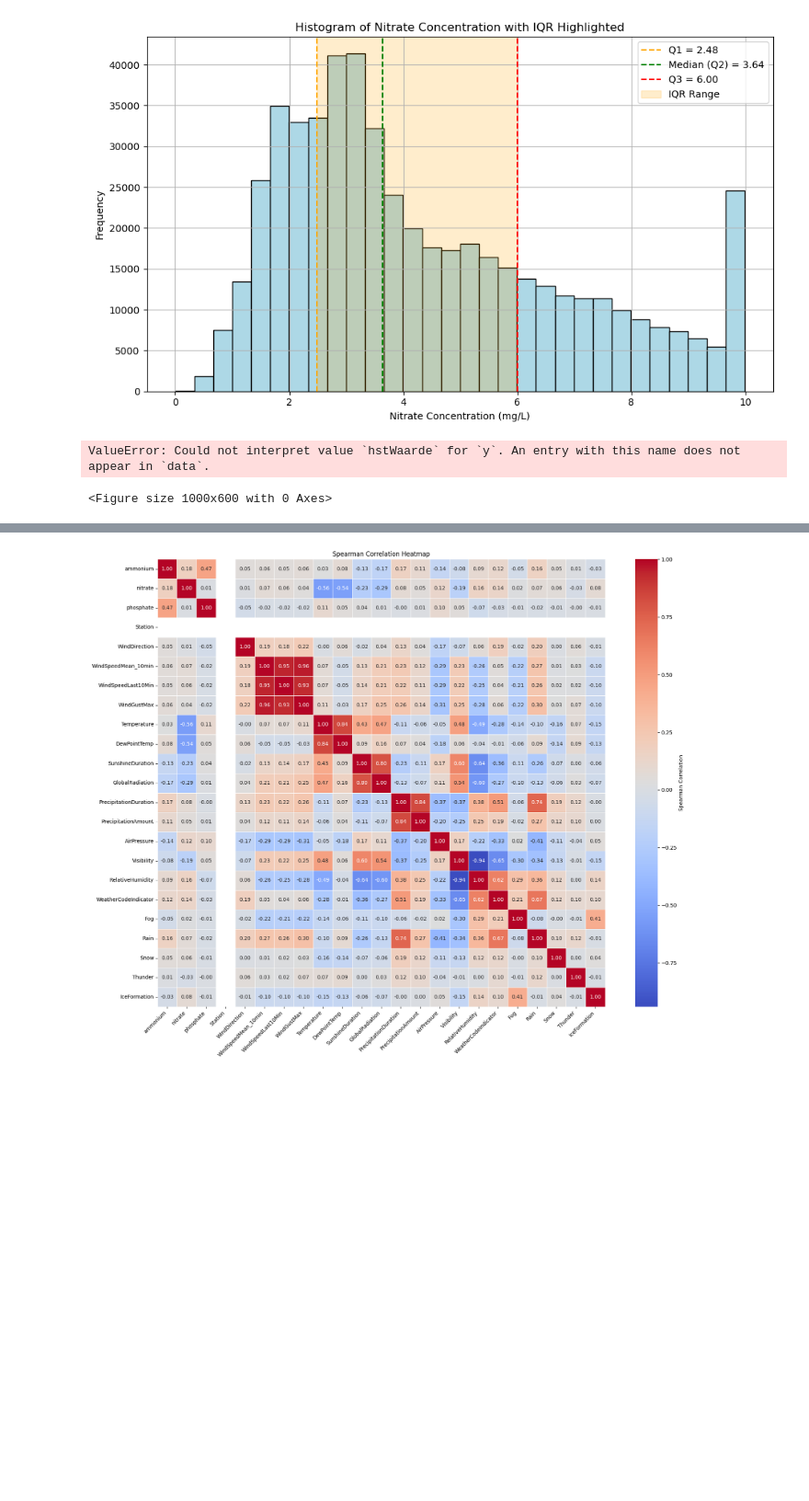
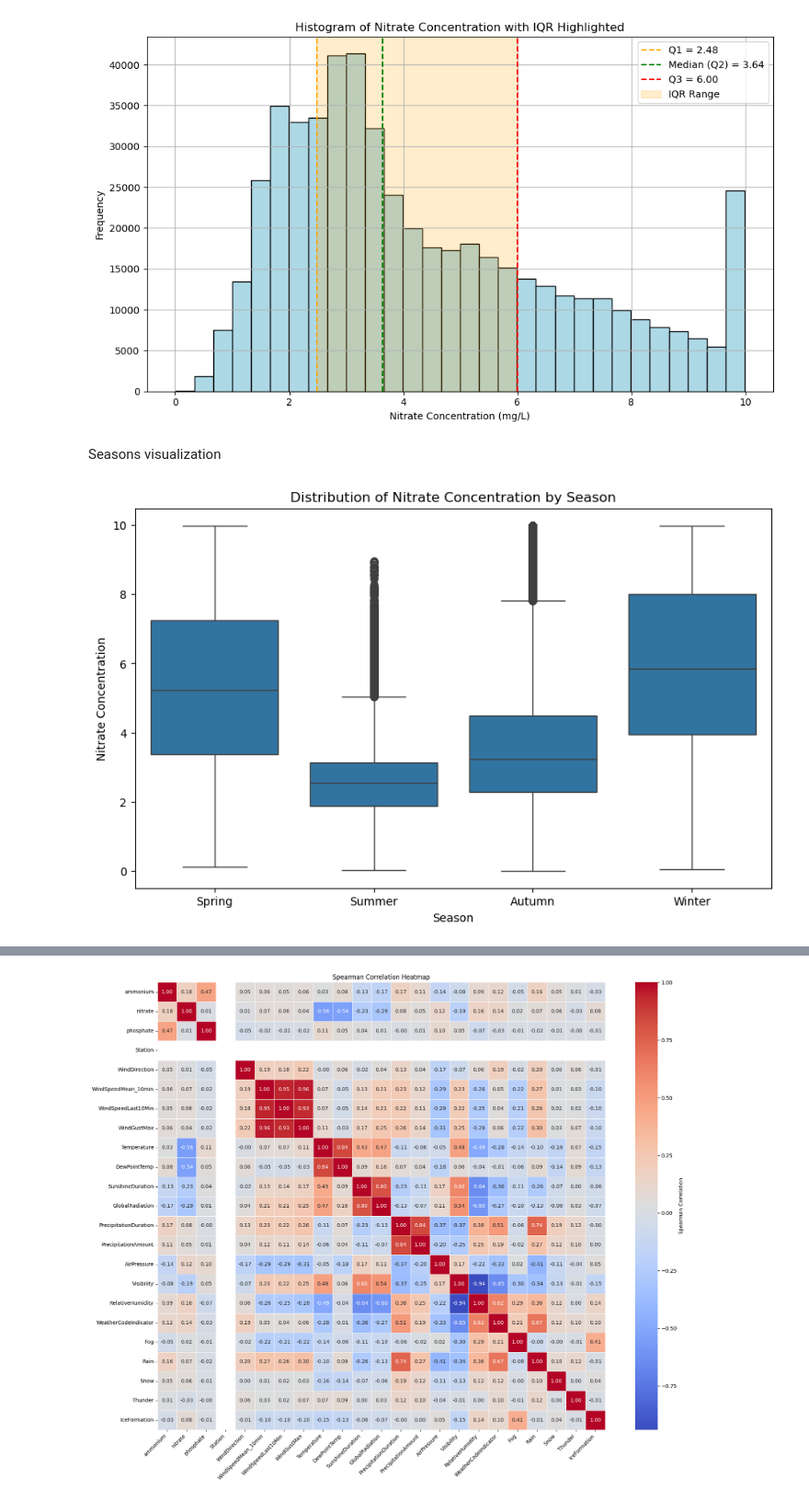
Before and after one commit to georgyHZ/DuskpetalHoppers, a Jupyter notebook: Iteration1.ipynb, the cells around one changed output, grey strips where cells are left out. Shown at 92% size. Saved outputs shown, nothing was run; the diff lists cells and outputs as text; code cells hidden in the pictures; blank space fills up the shorter version.

Commit message:
Added chapter 2 visualization FIX

```diff
--- a/Iteration1.ipynb
+++ b/Iteration1.ipynb
@@ -141,30 +141,30 @@ plt.tight_layout()
 plt.show()
 # %% [output]
 [figure]
+# %% [markdown]
+Seasons visualization
 # %%
 def get_season(date):
     month = date.month
     if month in [12, 1, 2]:
         return 'Winter'
     elif month in [3, 4, 5]:
         return 'Spring'
     elif month in [6, 7, 8]:
         return 'Summer'
     else:
         return 'Autumn'
 
 merged['Season'] = merged['datumBeginMeting'].apply(get_season)
 
 plt.figure(figsize=(10,6))
-sns.boxplot(x='Season', y='hstWaarde_', data=merged, order=['Spring', 'Summer', 'Autumn', 'Winter'])
+sns.boxplot(x='Season', y='hstWaarde_nitrate', data=merged, order=['Spring', 'Summer', 'Autumn', 'Winter'])
 plt.title('Distribution of Nitrate Concentration by Season')
 plt.ylabel('Nitrate Concentration')
 plt.xlabel('Season')
-plt.savefig('4seasons.png', dpi=300, bbox_inches='tight')
 plt.show()
 # %% [output]
-ValueError: Could not interpret value `hstWaarde` for `y`. An entry with this name does not appear in `data`.
-<Figure size 1000x600 with 0 Axes>
+[figure, added]
 # %%
 weather = pd.read_csv('weather.csv')
 weather = weather.rename(columns={'Timestamp': 'Hour'})
```
